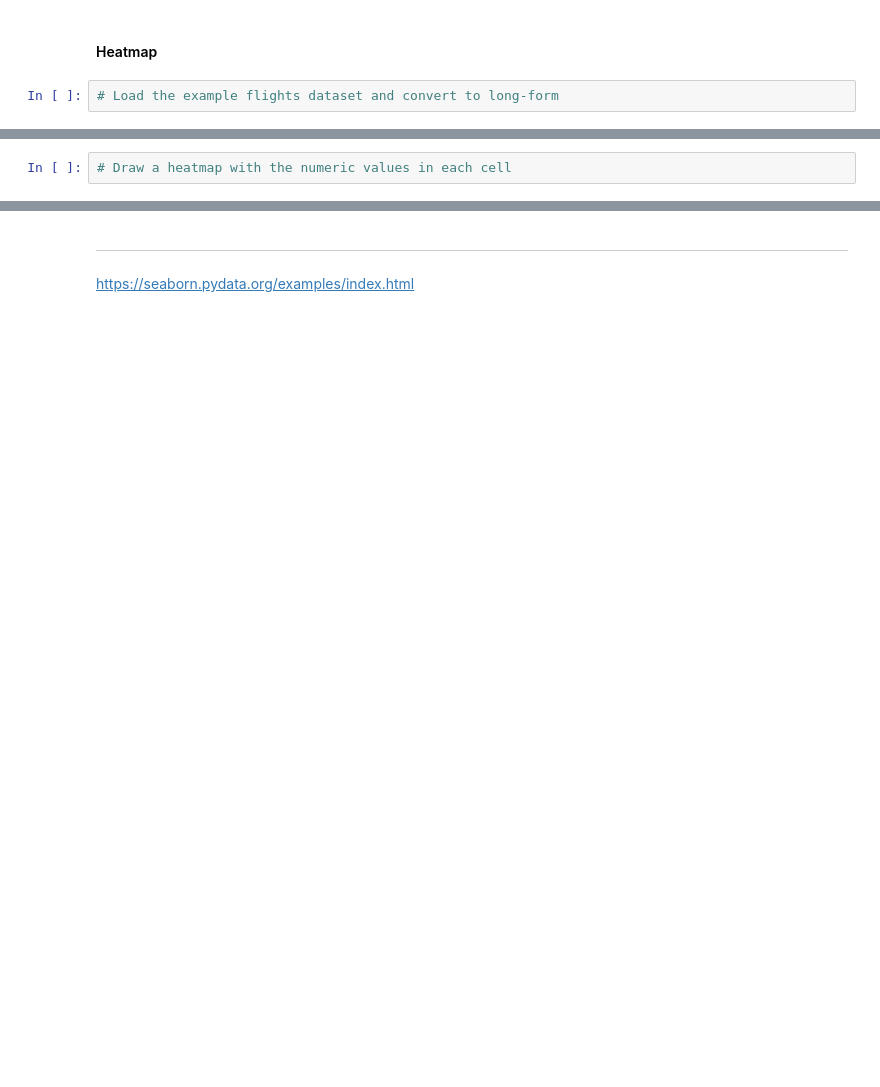
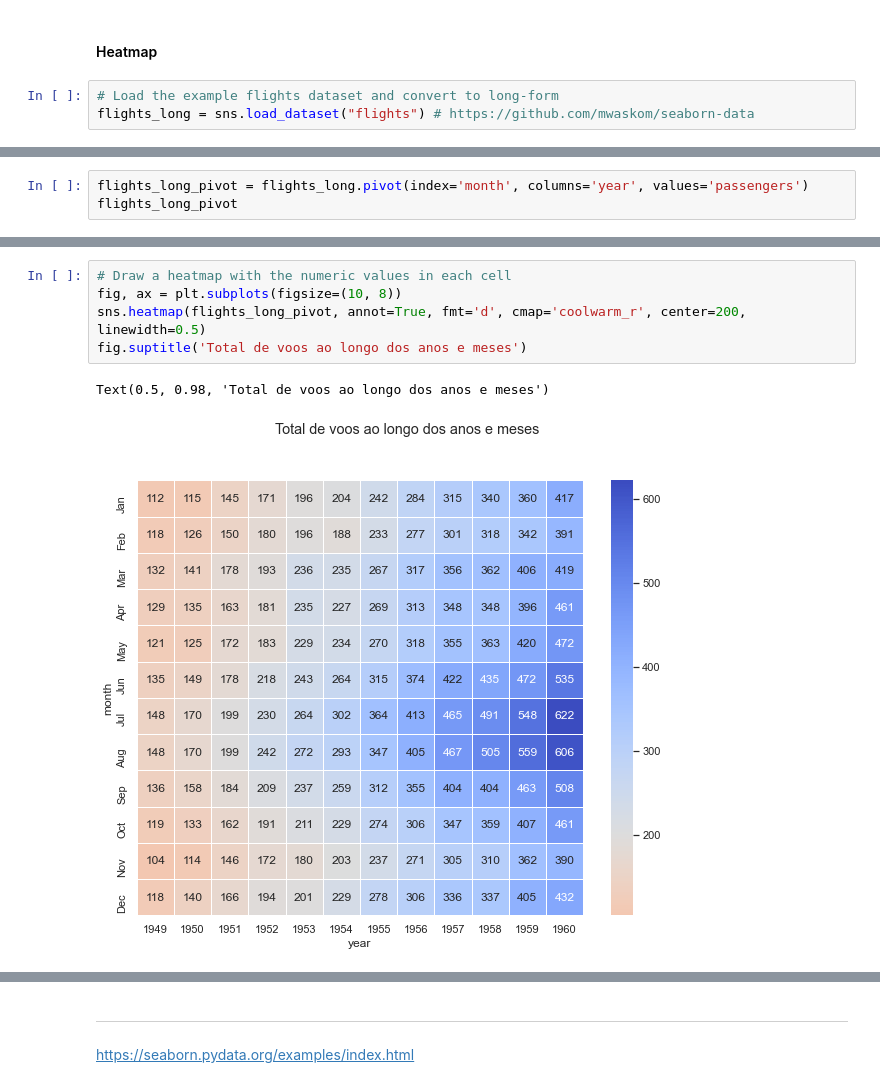
Before and after one commit to natmceoldo/55_DAPT_nat, a Jupyter notebook: Classes/Week11/seaborn-matplotlib.ipynb, the cells around one changed output, grey strips where cells are left out. Saved outputs shown, nothing was run; the diff lists cells and outputs as text; blank space fills up the shorter version.

```diff
--- a/Classes/Week11/seaborn-matplotlib.ipynb
+++ b/Classes/Week11/seaborn-matplotlib.ipynb
@@ -318,3 +327,4 @@ plt.axvline(tips.total_bill.median(), color='orange')
 #### Heatmap
 # %%
 # Load the example flights dataset and convert to long-form
+flights_long = sns.load_dataset("flights") # https://github.com/mwaskom/seaborn-data
@@ -320,0 +340,3 @@ plt.axvline(tips.total_bill.median(), color='orange')
+# %%
+flights_long_pivot = flights_long.pivot(index='month', columns='year', values='passengers')
+flights_long_pivot
@@ -321,2 +358,8 @@ plt.axvline(tips.total_bill.median(), color='orange')
 # %%
 # Draw a heatmap with the numeric values in each cell
+fig, ax = plt.subplots(figsize=(10, 8))
+sns.heatmap(flights_long_pivot, annot=True, fmt='d', cmap='coolwarm_r', center=200, linewidth=0.5)
+fig.suptitle('Total de voos ao longo dos anos e meses')
+# %% [output]
+Text(0.5, 0.98, 'Total de voos ao longo dos anos e meses')
+[figure, added]
```
Also changed, not shown: parts of 6 cells of this notebook.
